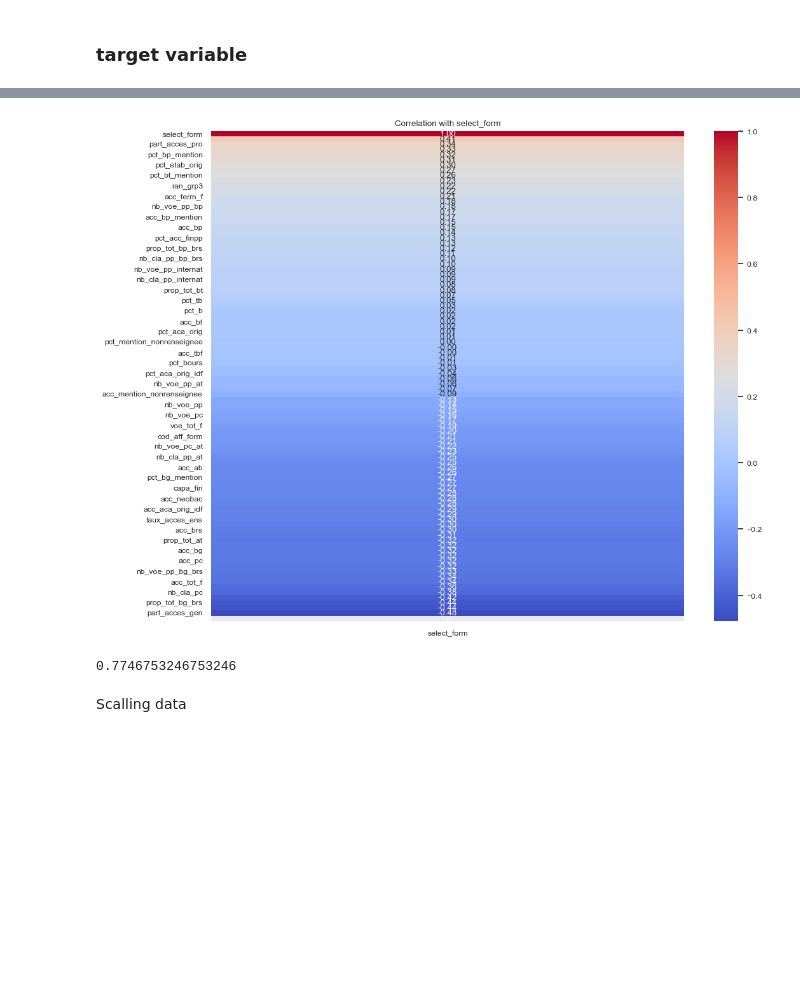
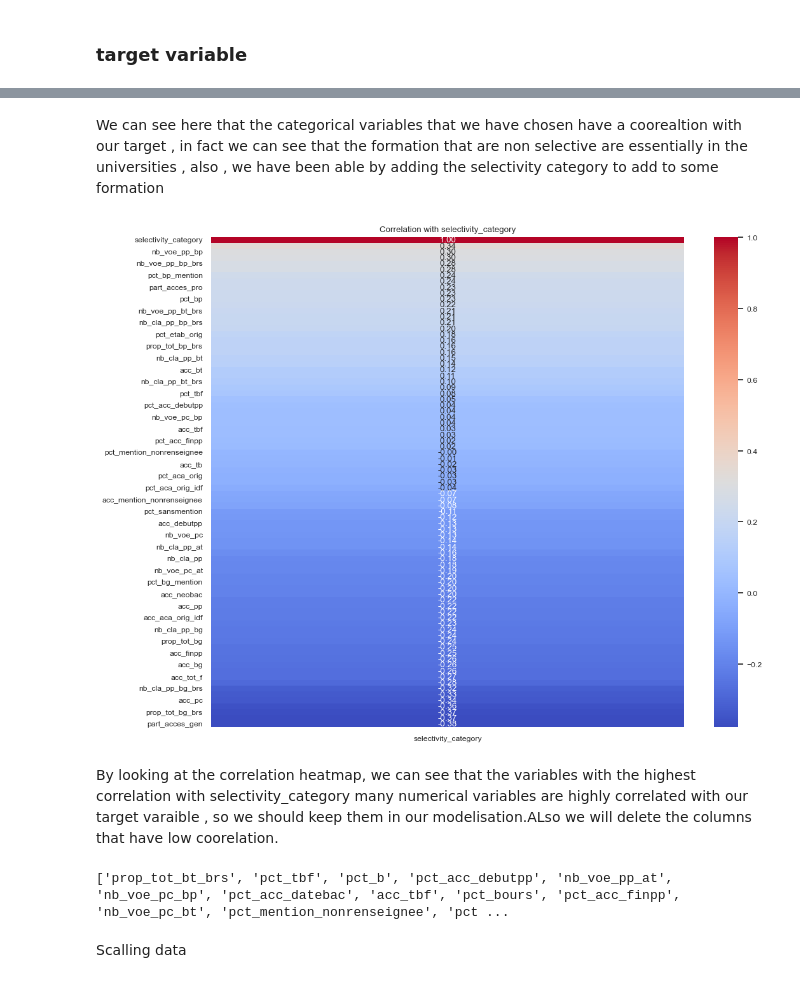
Before and after one commit to HaythamBorchani/datacamp_porject, a Jupyter notebook: starting_kit_selectivity_.ipynb, the cells around one changed output, grey strips where cells are left out. Cells and saved outputs as stored; diff of their text form; code cells hidden in the pictures; blank space fills up the shorter version.

```diff
--- a/starting_kit_selectivity_.ipynb
+++ b/starting_kit_selectivity_.ipynb
@@ -200,20 +238,28 @@ plt.show()
+# %% [markdown]
+We can see here that the categorical variables that we have chosen have a coorealtion with our target , in fact we can see that the formation that are non selective are essentially in the universities , also , we have been able by adding the selectivity category to add to some formation
 # %%
-df['select_form'] = df['select_form'].map({'formation sélective': 1, 'formation non sélective': 0})
+df['selectivity_category'] = df['selectivity_category'].map({'Très sélective': 2, 'Peu sélective': 1,"Non sélective":0})
 # %%
 #number of numerical columns
 num_cols = df._get_numeric_data().columns
 # %%
 correlation = df[num_cols].corr()
 correlation.columns
 #plot the coorelation with select_form
-correlation_select_form = correlation['select_form'].sort_values(ascending=False)
+correlation_select_form = correlation['selectivity_category'].sort_values(ascending=False)
 pd.set_option('display.max_rows', None)
 sns.set(font_scale=0.8)  # Adjust the font size of the annotations
 
 plt.figure(figsize=(12, 10))  # Adjust the size of the heatmap
 
 sns.heatmap(correlation_select_form.to_frame(), annot=True, cmap='coolwarm', fmt=".2f")
-plt.title('Correlation with select_form')
+plt.title('Correlation with selectivity_category')
 plt.show()
 # %% [output]
-[figure, old version]
+[figure, new version]
+# %% [markdown]
+By looking at the correlation heatmap, we can see that the variables with the highest correlation with selectivity_category many numerical variables are highly correlated with our target varaible , so we should keep them in our modelisation.ALso we will delete the columns that have low coorelation.
+# %%
+print(correlation_select_form[abs(correlation_select_form) < 0.1].index.tolist())
+# %% [output]
+['prop_tot_bt_brs', 'pct_tbf', 'pct_b', 'pct_acc_debutpp', 'nb_voe_pp_at', 'nb_voe_pc_bp', 'pct_acc_datebac', 'acc_tbf', 'pct_bours', 'pct_acc_finpp', 'nb_voe_pc_bt', 'pct_mention_nonrenseignee', 'pct ...
@@ -220,9 +268,7 @@ plt.show()
 # %%
-X=df.drop(columns=['select_form'])
-y=df['select_form']
+X=df.drop(columns=['selectivity_category'],axis=1)
+y=df['selectivity_category']
 X_train, X_test, y_train, y_test = train_test_split(df, y, test_size=0.2, random_state=42)
-# %% [output]
-0.7746753246753246
 # %% [markdown]
 Scalling data
 # %%
```
Also changed, not shown: parts of 21 cells of this notebook.
